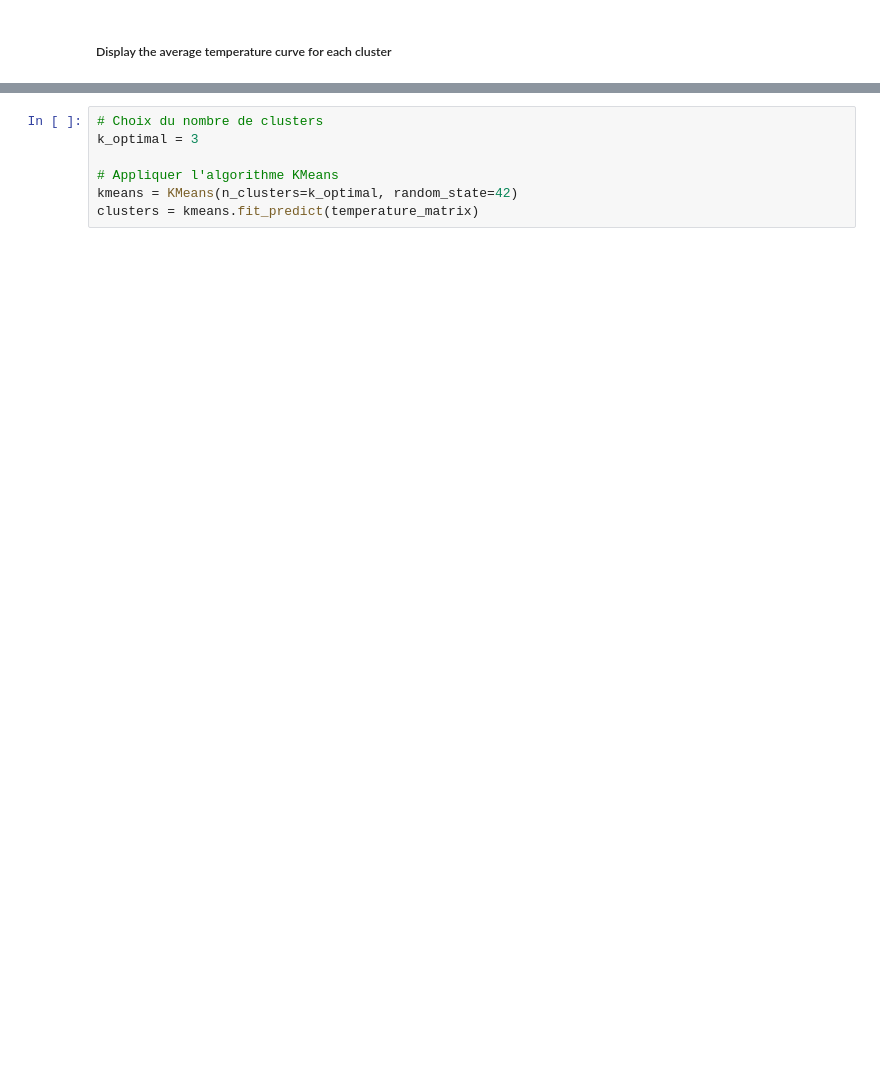
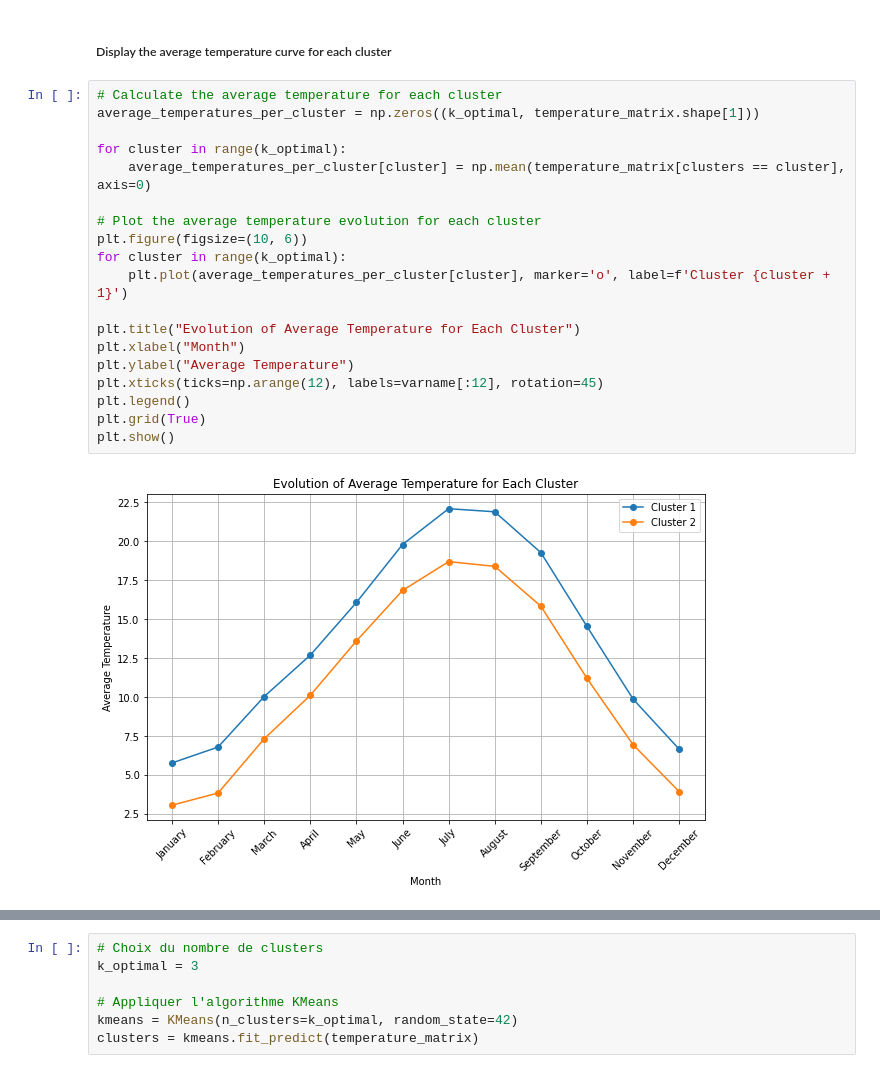
Before and after one commit to YessineMkaouar/Practical-Machine-Learning, a Jupyter notebook: temp.ipynb, the cells around one changed output, grey strips where cells are left out. Cells and saved outputs as stored; diff of their text form; blank space fills up the shorter version.

```diff
--- a/temp.ipynb
+++ b/temp.ipynb
@@ -193,2 +192,23 @@ plt.show()
 # %% [markdown]
 ##### Display the average temperature curve for each cluster
+# %%
+# Calculate the average temperature for each cluster
+average_temperatures_per_cluster = np.zeros((k_optimal, temperature_matrix.shape[1]))
+
+for cluster in range(k_optimal):
+    average_temperatures_per_cluster[cluster] = np.mean(temperature_matrix[clusters == cluster], axis=0)
+
+# Plot the average temperature evolution for each cluster
+plt.figure(figsize=(10, 6))
+for cluster in range(k_optimal):
+    plt.plot(average_temperatures_per_cluster[cluster], marker='o', label=f'Cluster {cluster + 1}')
+
+plt.title("Evolution of Average Temperature for Each Cluster")
+plt.xlabel("Month")
+plt.ylabel("Average Temperature")
+plt.xticks(ticks=np.arange(12), labels=varname[:12], rotation=45)
+plt.legend()
+plt.grid(True)
+plt.show()
+# %% [output]
+[figure, added]
```
Also changed, not shown: parts of 36 cells of this notebook.
